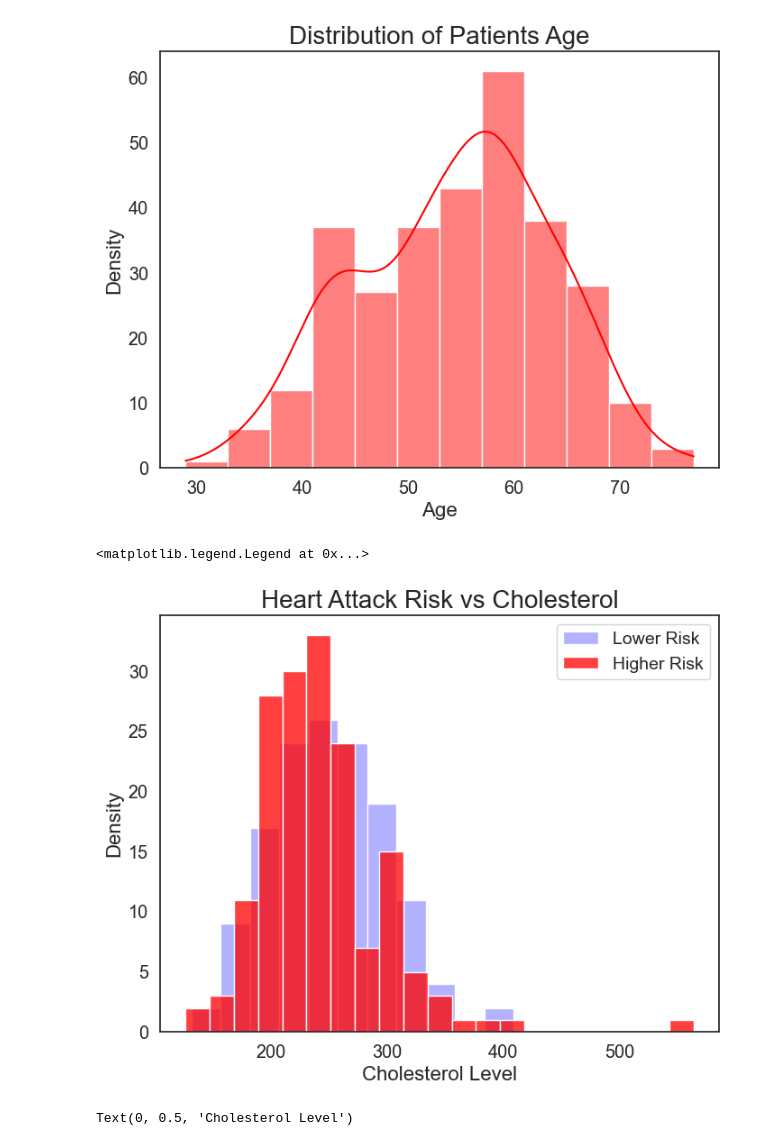
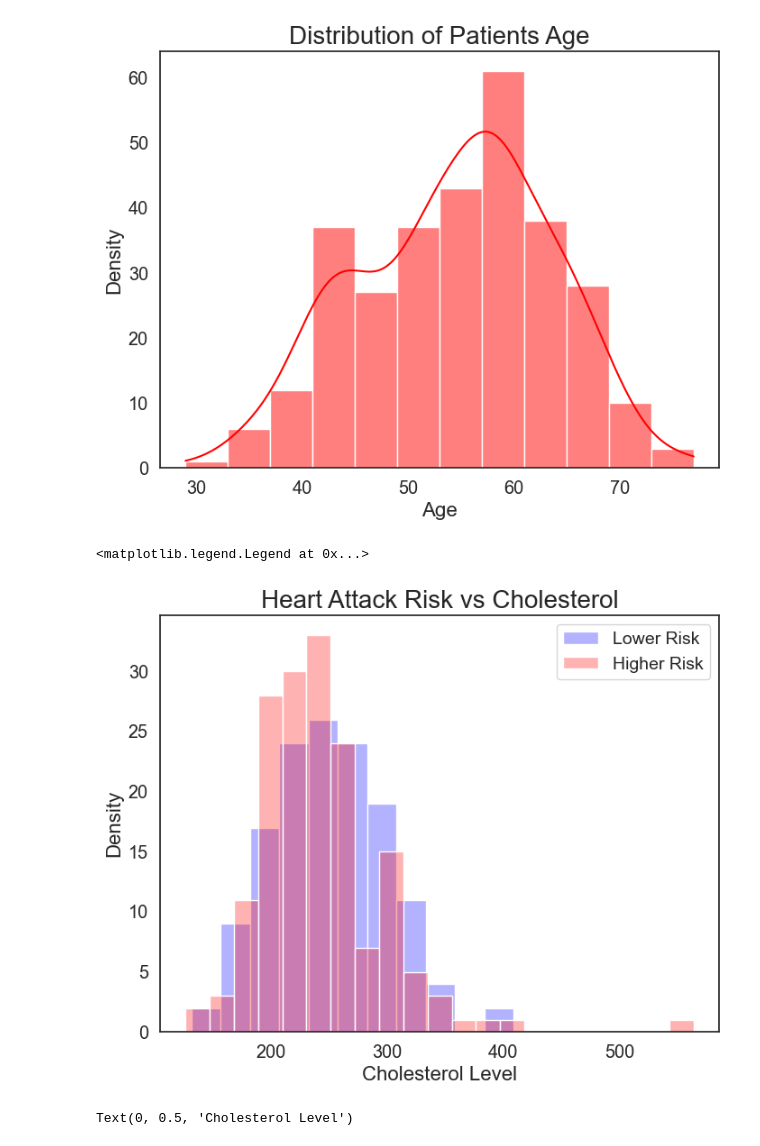
Before and after one commit to cchuang2009/2022-1, a Jupyter notebook: 2024/Week_3_Databases_intro.ipynb, the cells around one changed output. Saved outputs shown, nothing was run; the diff lists cells and outputs as text; code cells hidden in the pictures.

```diff
--- a/2024/Week_3_Databases_intro.ipynb
+++ b/2024/Week_3_Databases_intro.ipynb
@@ -480,21 +479,21 @@ Text(0, 0.5, 'Density')
 # %%
 # Attack vs Cholesterol analysis
 sns.set(font_scale=1.3)
 plt.figure(figsize=(8,6))
 sns.set_style("white")
 
 sns.histplot(heart[heart["output"]==0]["chol"],alpha=0.3,
              color="blue")
-sns.histplot(heart[heart["output"]==1]["chol"],
+sns.histplot(heart[heart["output"]==1]["chol"],alpha=0.3,
              color="red")
 
 plt.title("Heart Attack Risk vs Cholesterol", size=20)
 plt.xlabel("Cholesterol Level", fontsize=16)
 plt.ylabel("Density", fontsize=16)
 plt.legend(["Lower Risk","Higher Risk"], fontsize=14)
 # %% [output]
 <matplotlib.legend.Legend at 0x...>
-[figure, old version]
+[figure, new version]
 # %%
 plt.figure(figsize=(8,6))
 
```
Also changed, not shown: parts of 5 cells of this notebook.
